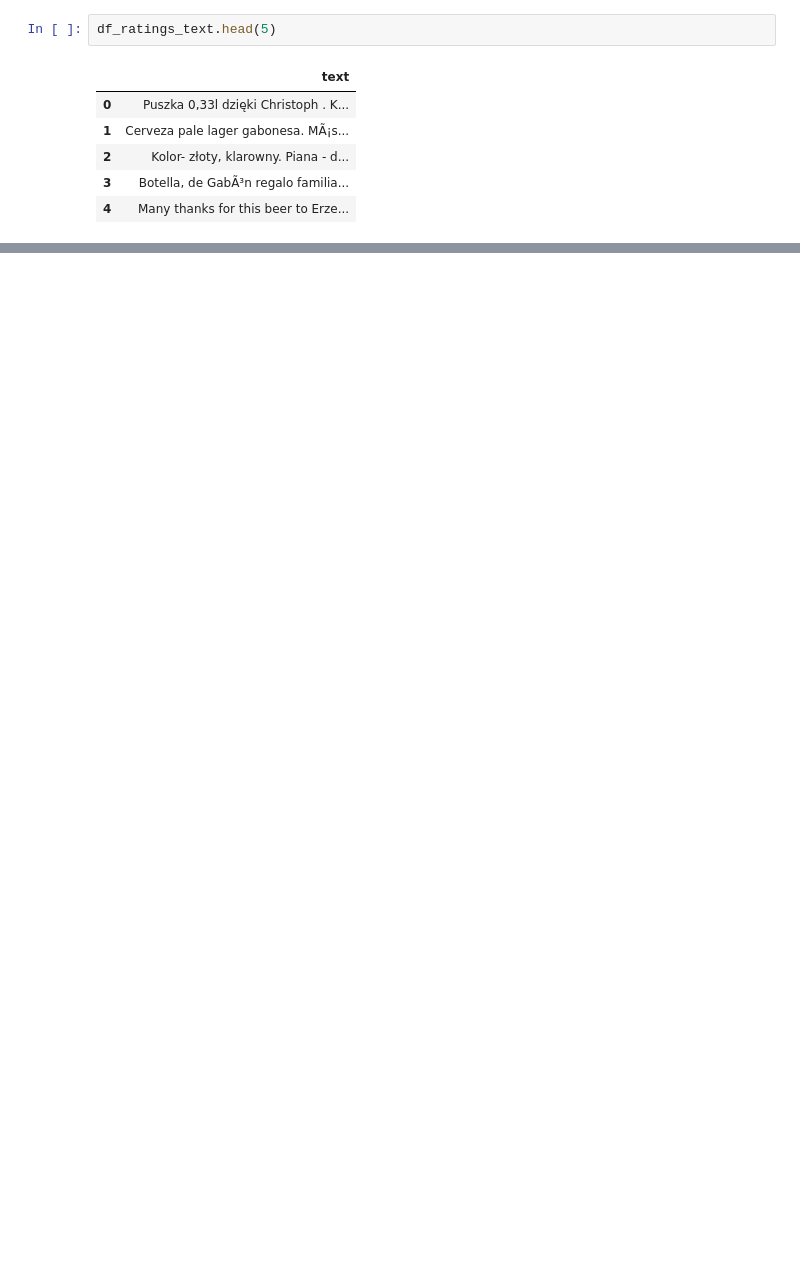
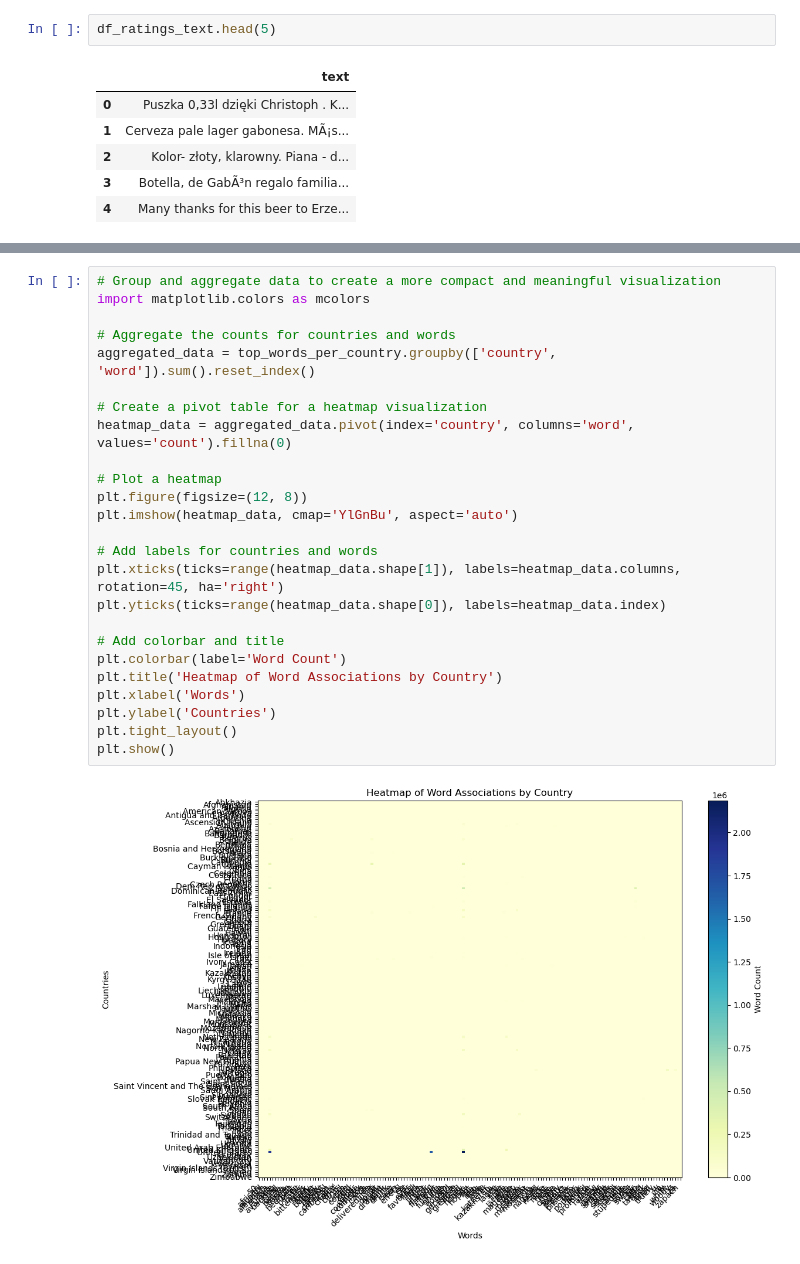
Before and after one commit to epfl-ada/ada-2024-project-sadamasochists, a Jupyter notebook: analysis/NLP.ipynb, the cells around one changed output, grey strips where cells are left out. Cells and saved outputs as stored; diff of their text form; blank space fills up the shorter version.

```diff
--- a/analysis/NLP.ipynb
+++ b/analysis/NLP.ipynb
@@ -67,0 +445,27 @@ df_ratings_text.head(5)
+# %%
+# Group and aggregate data to create a more compact and meaningful visualization
+import matplotlib.colors as mcolors
+
+# Aggregate the counts for countries and words
+aggregated_data = top_words_per_country.groupby(['country', 'word']).sum().reset_index()
+
+# Create a pivot table for a heatmap visualization
+heatmap_data = aggregated_data.pivot(index='country', columns='word', values='count').fillna(0)
+
+# Plot a heatmap
+plt.figure(figsize=(12, 8))
+plt.imshow(heatmap_data, cmap='YlGnBu', aspect='auto')
+
+# Add labels for countries and words
+plt.xticks(ticks=range(heatmap_data.shape[1]), labels=heatmap_data.columns, rotation=45, ha='right')
+plt.yticks(ticks=range(heatmap_data.shape[0]), labels=heatmap_data.index)
+
+# Add colorbar and title
+plt.colorbar(label='Word Count')
+plt.title('Heatmap of Word Associations by Country')
+plt.xlabel('Words')
+plt.ylabel('Countries')
+plt.tight_layout()
+plt.show()
+# %% [output]
+[figure, added]
```
Also changed, not shown: parts of 41 cells of this notebook.
